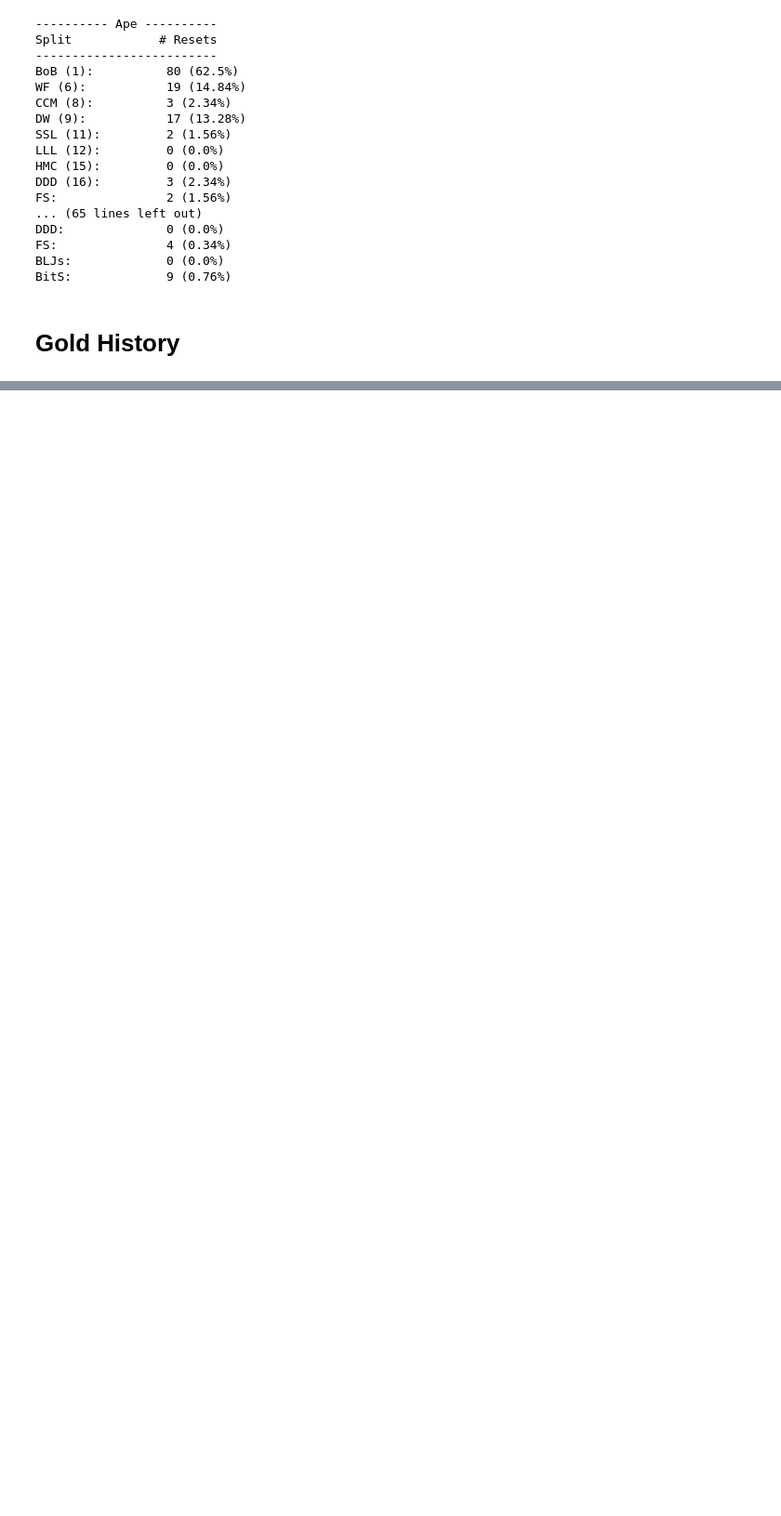
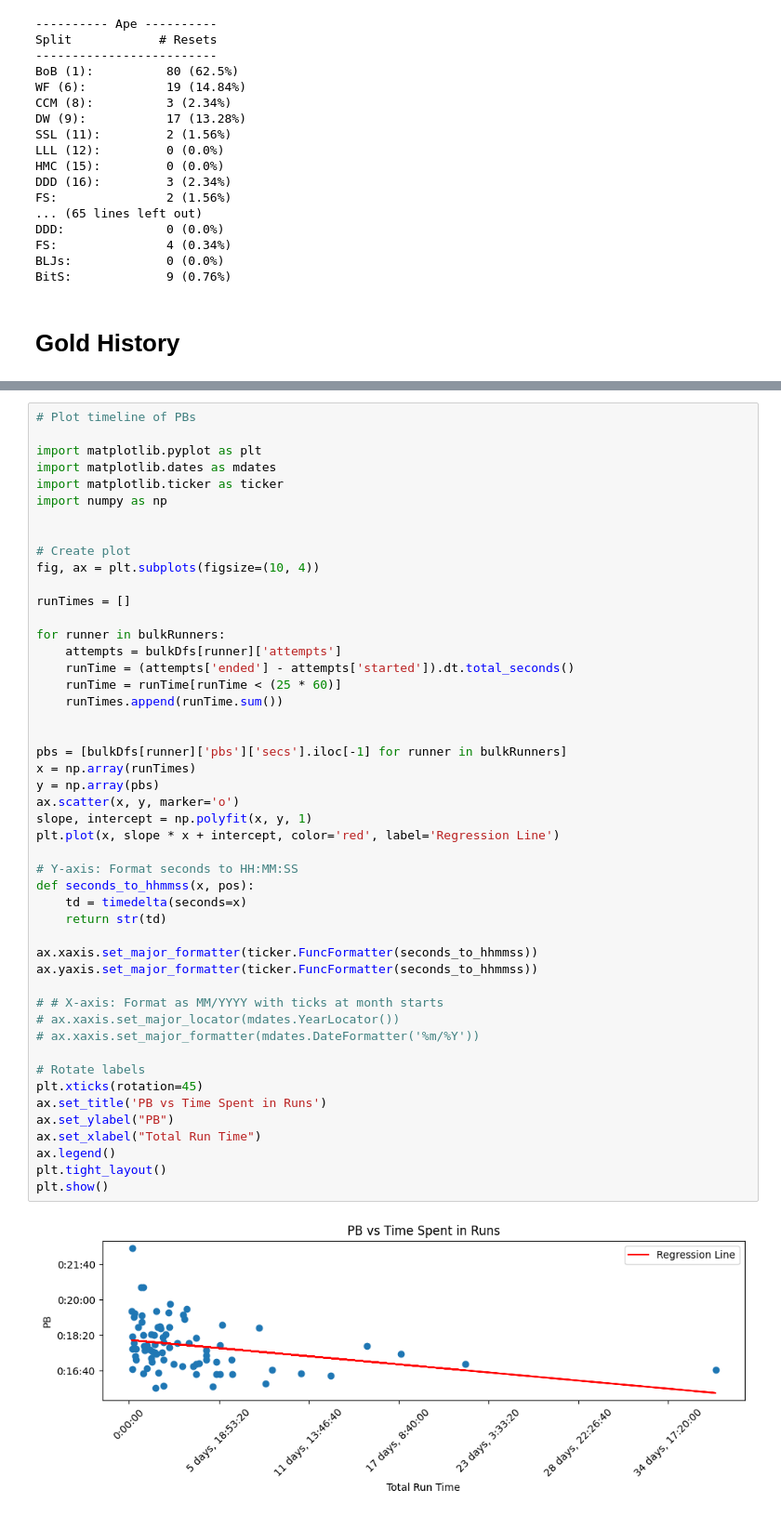
Before and after one commit to DillonThornberry/Livesplit_analyzer, a Jupyter notebook: runstats.ipynb, the cells around one changed output, grey strips where cells are left out. Shown at 93% size. Cells and saved outputs as stored; diff of their text form; blank space fills up the shorter version.

```diff
--- a/runstats.ipynb
+++ b/runstats.ipynb
@@ -354,0 +535,50 @@ for i, split in enumerate(allRunnerGolds):
+# %%
+# Plot timeline of PBs
+
+import matplotlib.pyplot as plt
+import matplotlib.dates as mdates
+import matplotlib.ticker as ticker
+import numpy as np
+
+
+# Create plot
+fig, ax = plt.subplots(figsize=(10, 4))
+
+runTimes = []
+
+for runner in bulkRunners:
+    attempts = bulkDfs[runner]['attempts']
+    runTime = (attempts['ended'] - attempts['started']).dt.total_seconds()
+    runTime = runTime[runTime < (25 * 60)]
+    runTimes.append(runTime.sum())
+
+
+pbs = [bulkDfs[runner]['pbs']['secs'].iloc[-1] for runner in bulkRunners]
+x = np.array(runTimes)
+y = np.array(pbs)
+ax.scatter(x, y, marker='o')
+slope, intercept = np.polyfit(x, y, 1)
+plt.plot(x, slope * x + intercept, color='red', label='Regression Line')
+
+# Y-axis: Format seconds to HH:MM:SS
+def seconds_to_hhmmss(x, pos):
+    td = timedelta(seconds=x)
+    return str(td)
+
+ax.xaxis.set_major_formatter(ticker.FuncFormatter(seconds_to_hhmmss))
+ax.yaxis.set_major_formatter(ticker.FuncFormatter(seconds_to_hhmmss))
+
+# # X-axis: Format as MM/YYYY with ticks at month starts
+# ax.xaxis.set_major_locator(mdates.YearLocator())
+# ax.xaxis.set_major_formatter(mdates.DateFormatter('%m/%Y'))
+
+# Rotate labels
+plt.xticks(rotation=45)
+ax.set_title('PB vs Time Spent in Runs')
+ax.set_ylabel("PB")
+ax.set_xlabel("Total Run Time")
+ax.legend()
+plt.tight_layout()
+plt.show()
+# %% [output]
+[figure, added]
```
Also changed, not shown: parts of 14 cells of this notebook, 4 other files.
